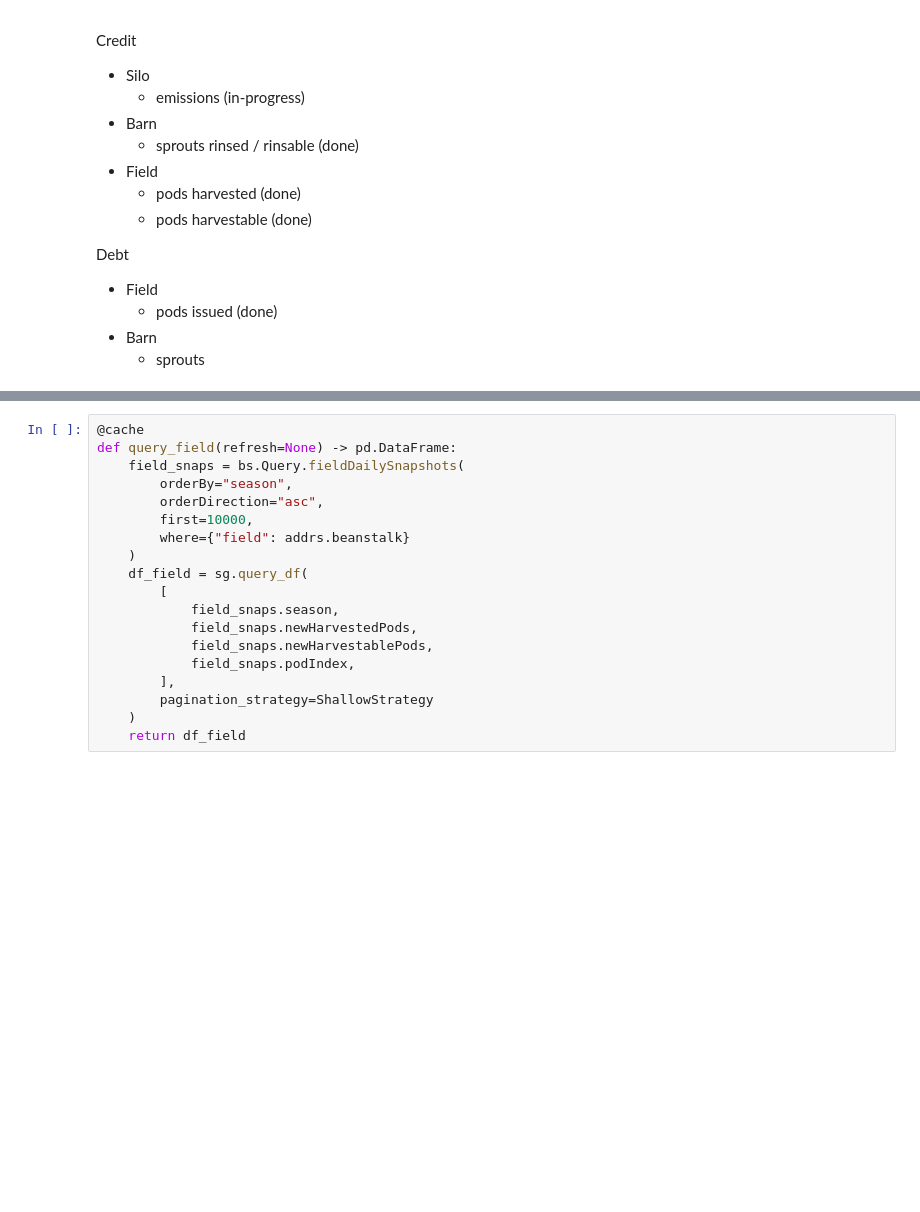
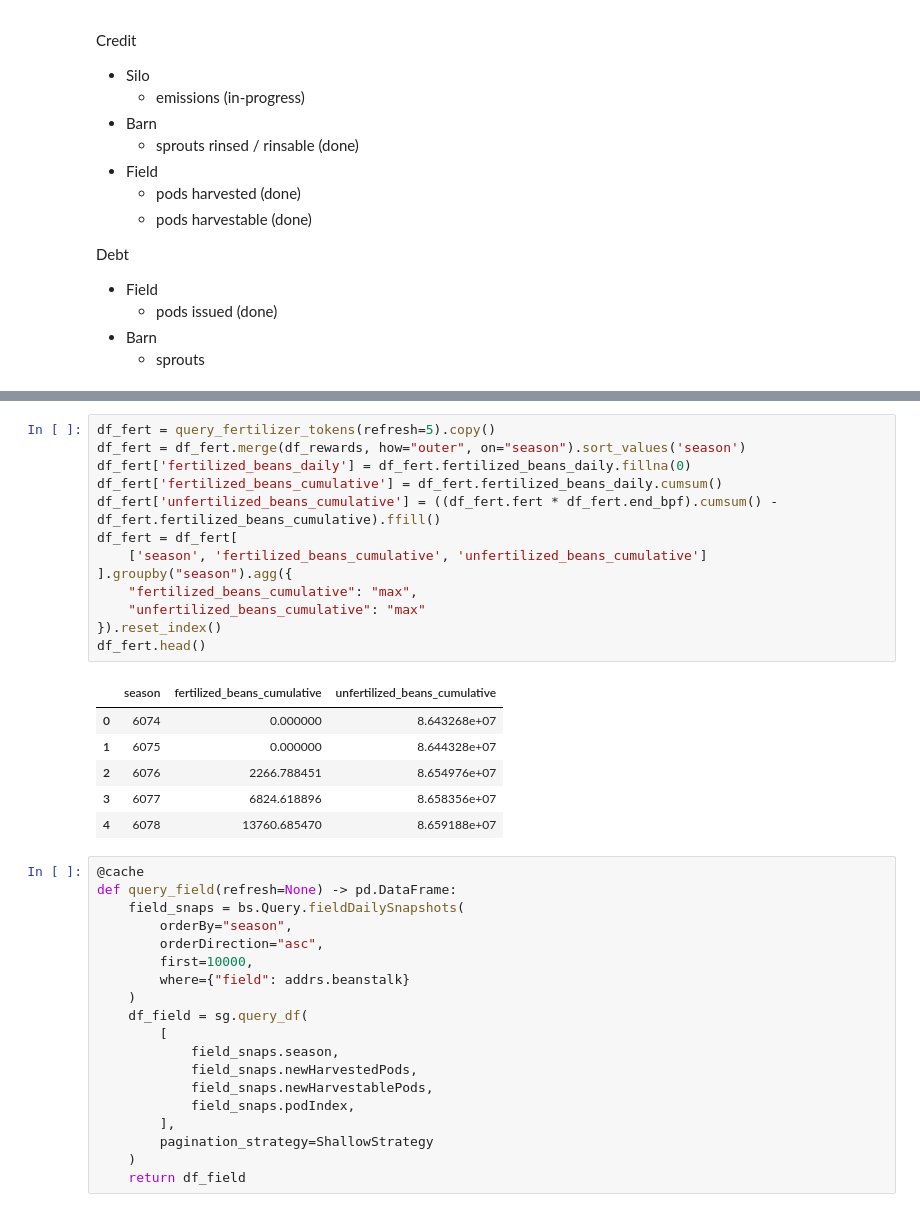
Before and after one commit to BeanstalkFarms/Beanstalk-Analytics, a Jupyter notebook: Creditworthiness.ipynb, the cells around one changed output, grey strips where cells are left out. Drawn from its saved outputs; the diff is of its cells as text; blank space fills up the shorter version.

```diff
--- a/Creditworthiness.ipynb
+++ b/Creditworthiness.ipynb
@@ -69,3 +97,23 @@ df_rewards.tail()
+# %%
+df_fert = query_fertilizer_tokens(refresh=5).copy()
+df_fert = df_fert.merge(df_rewards, how="outer", on="season").sort_values('season')
+df_fert['fertilized_beans_daily'] = df_fert.fertilized_beans_daily.fillna(0)
+df_fert['fertilized_beans_cumulative'] = df_fert.fertilized_beans_daily.cumsum()
+df_fert['unfertilized_beans_cumulative'] = ((df_fert.fert * df_fert.end_bpf).cumsum() - df_fert.fertilized_beans_cumulative).ffill()
+df_fert = df_fert[
+    ['season', 'fertilized_beans_cumulative', 'unfertilized_beans_cumulative']
+].groupby("season").agg({
+    "fertilized_beans_cumulative": "max",
+    "unfertilized_beans_cumulative": "max"
+}).reset_index()
+df_fert.head()
+# %% [output]
+|  | season | fertilized_beans_cumulative | unfertilized_beans_cumulative |
+| 0 | 6074 | 0.000000 | 8.643268e+07 |
+| 1 | 6075 | 0.000000 | 8.644328e+07 |
+| 2 | 6076 | 2266.788451 | 8.654976e+07 |
+| 3 | 6077 | 6824.618896 | 8.658356e+07 |
+| 4 | 6078 | 13760.685470 | 8.659188e+07 |
 # %%
 @cache
 def query_field(refresh=None) -> pd.DataFrame:
```
Also changed, not shown: parts of 9 cells of this notebook, 1 other file.
